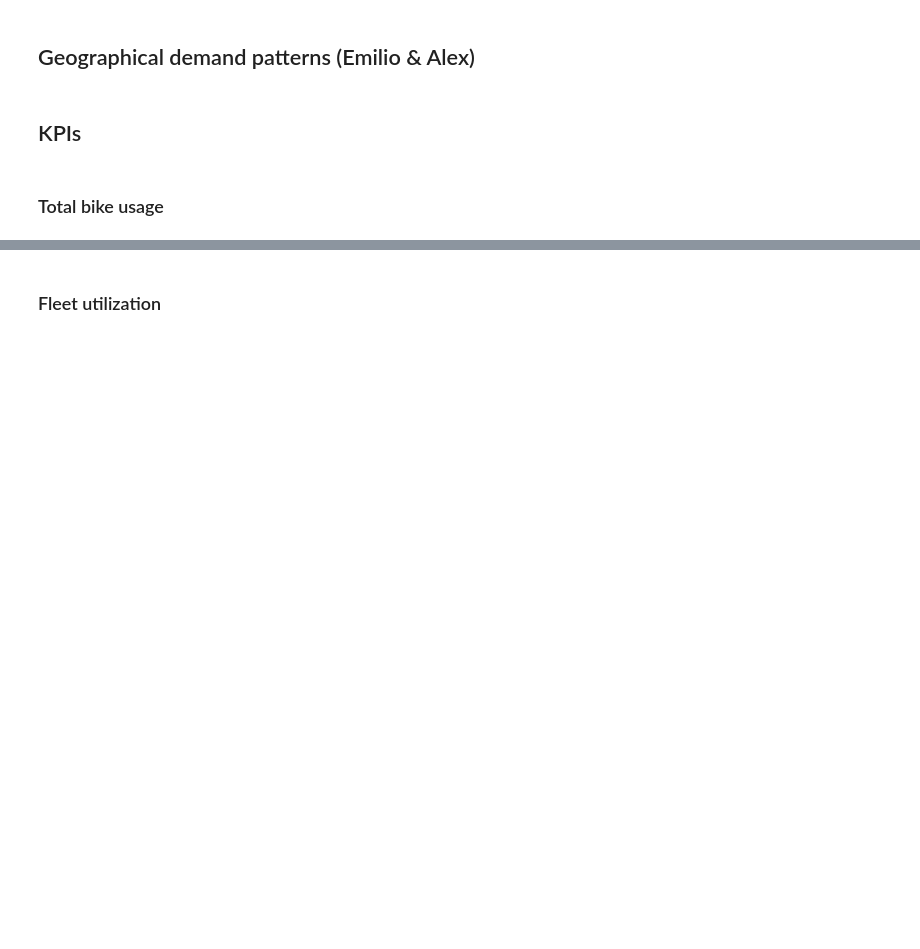
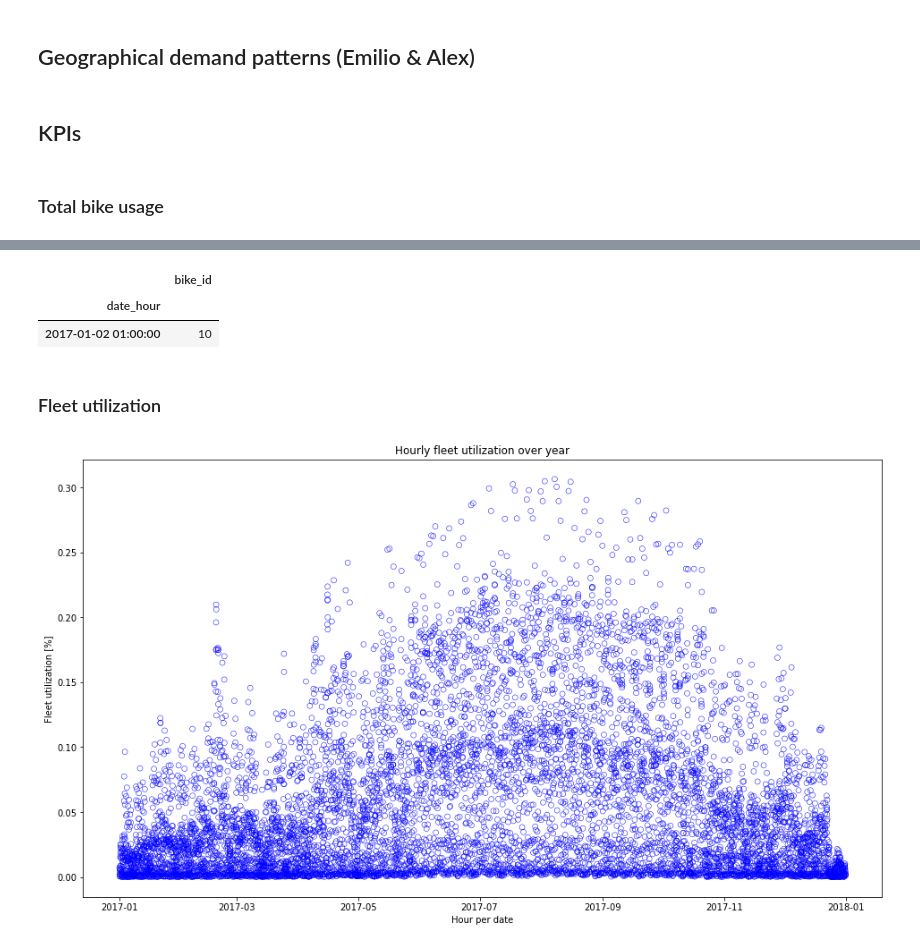
Before and after one commit to NeffIsBack/ThePredictors_DSML_Team_Assignment, a Jupyter notebook: Descriptive_Analytics.ipynb, the cells around one changed output, grey strips where cells are left out. Saved outputs shown, nothing was run; the diff lists cells and outputs as text; code cells hidden in the pictures; blank space fills up the shorter version.

```diff
--- a/Descriptive_Analytics.ipynb
+++ b/Descriptive_Analytics.ipynb
@@ -883,2 +921,23 @@ KeyError: "Level ['Date', 'Hour'] not found"
+# %%
+#Output for 02.01.2017 hour 1
+calculateNumberRentalsSpecificHour(2, 1, 1)
+# %% [output]
+|  | bike_id |
+| date_hour |  |
+| 2017-01-02 01:00:00 | 10 |
 # %% [markdown]
 ### Fleet utilization
+# %%
+fleet_utilization = chi_data.groupby("date_hour")['bike_id'].nunique()/bikes
+fleet_utilization =pd.DataFrame(fleet_utilization)
+
+fig, ax = plt.subplots(figsize = (16,9))
+
+
+sns.scatterplot(x = fleet_utilization.index.get_level_values("date_hour"), y =fleet_utilization['bike_id'], ax = ax, color = "none", ec = "blue")
+ax.set_title('Hourly fleet utilization over year')
+ax.set_ylabel("Fleet utilization [%]")
+ax.set_xlabel("Hour per date")
+plt.show()
+# %% [output]
+[figure, added]
```
Also changed, not shown: parts of 16 cells of this notebook.
